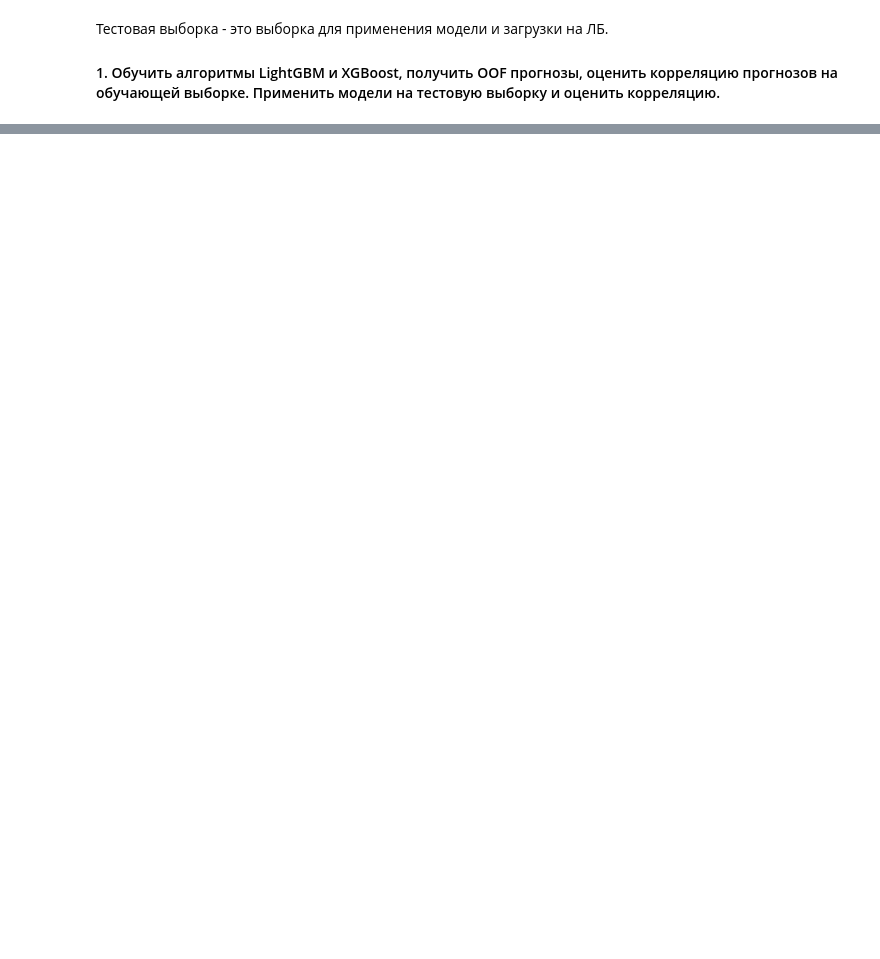
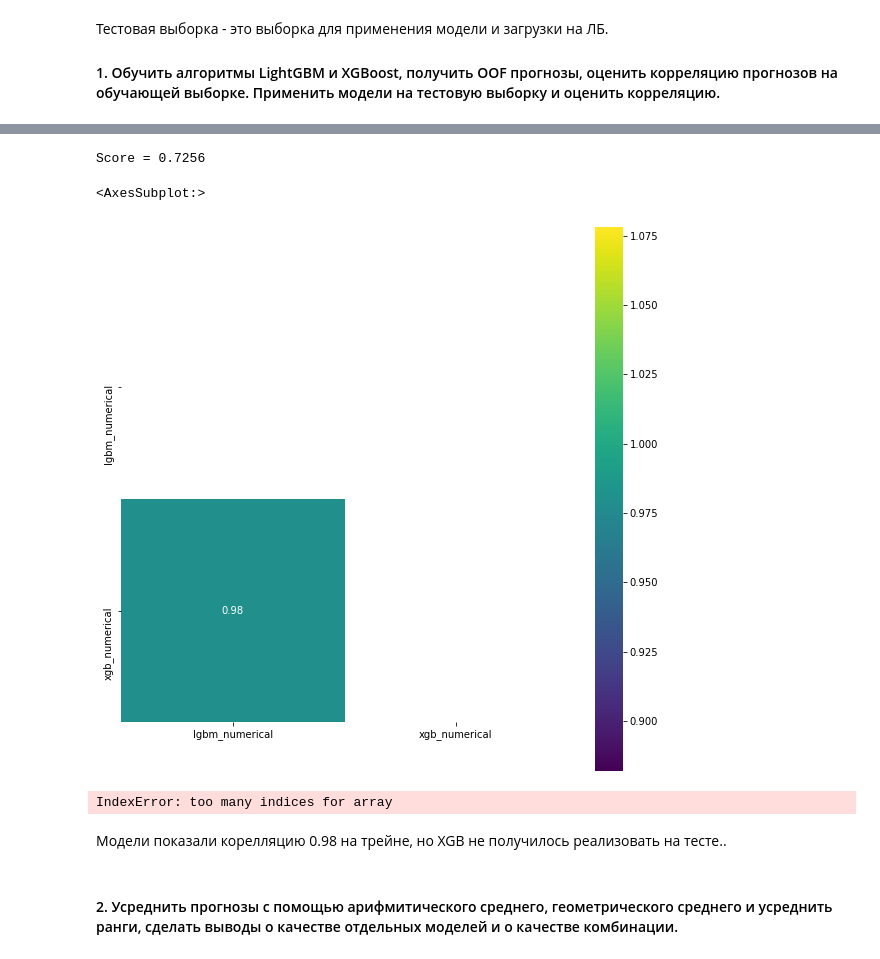
Before and after one commit to vladimirkaldin/Geekbrains_hometask, a Jupyter notebook: 4.2 Kaggle/Lesson 6.ipynb, the cells around one changed output, grey strips where cells are left out. Cells and saved outputs as stored; diff of their text form; code cells hidden in the pictures; blank space fills up the shorter version.

```diff
--- a/4.2 Kaggle/Lesson 6.ipynb
+++ b/4.2 Kaggle/Lesson 6.ipynb
@@ -497,0 +462,4 @@ ValueError: Input contains NaN, infinity or a value too large for dtype('float64
+# %%
+estimators, oof_preds_lgbm = lightgbm_cross_validation(
+    lgbm_params, df_train_merged, target, cv
+)
@@ -497,0 +489,23 @@ ValueError: Input contains NaN, infinity or a value too large for dtype('float64
+# %%
+xgb_params = {
+    "objective": "binary:logistic",
+    "booster": "gbtree",
+    "eval_metric": "auc",
+    "eta": "0.05",
+    "max_depth": 6,
+    "gamma": 10,
+    "subsample": 0.85,
+    "colsample_bytree": 0.7,
+    "colsample_bylevel": 0.632,
+    "min_child_weight": 30,
+    "alpha": 0,
+    "lambda": 0,
+    "nthread": 6,
+    "random_seed": 42
+}
+
+xgb_cv = KFold(n_splits=10, random_state=42, shuffle=True)
+# %%
+xgb_estimators, _, xgb_oof = xgboost_cross_validation(
+    xgb_params, df_train_merged, target, xgb_cv
+)
@@ -497,0 +530,21 @@ ValueError: Input contains NaN, infinity or a value too large for dtype('float64
+# %%
+score = roc_auc_score(target, xgb_oof)
+print(f"Score = {round(score, 4)}")
+# %% [output]
+Score = 0.7256
+# %%
+scores = pd.DataFrame({
+    "lgbm_numerical": oof_preds_lgbm,
+    "xgb_numerical": xgb_oof,
+
+})
+
+corr = scores.corr()
+mask = np.zeros_like(corr, dtype=np.bool)
+mask[np.triu_indices_from(mask)] = True
+# %%
+fig, axes = plt.subplots(1, 1, figsize=(10, 10))
+sns.heatmap(corr, mask=mask, annot=True, fmt=".4g", square=True, cmap="viridis", ax=axes)
+# %% [output]
+<AxesSubplot:>
+[figure, added]
@@ -497,0 +569,18 @@ ValueError: Input contains NaN, infinity or a value too large for dtype('float64
+# %%
+y_pred_xgb = np.zeros(df_test_merged.shape[0])
+dtest = xgb.DMatrix(data=df_test_merged)
+
+for estimator in xgb_estimators:
+    y_pred_xgb += estimator.predict(dtest)[:, 1]
+
+y_pred_xgb = pd.DataFrame({
+    "APPLICATION_NUMBER": test_id,
+    "TARGET": y_pred / cv.n_splits
+})
+y_pred.to_csv("Kaldin_lgbm_xgb_2.csv", index=False)
+# %% [output]
+IndexError: too many indices for array
+# %% [markdown]
+Модели показали корелляцию 0.98 на трейне, но XGB не получилось реализовать на тесте..
+# %% [markdown]
+#### 2. Усреднить прогнозы с помощью арифмитического среднего, геометрического среднего и усреднить ранги, сделать выводы о качестве отдельных моделей и о качестве комбинации.
```
Also changed, not shown: parts of 71 cells of this notebook.
